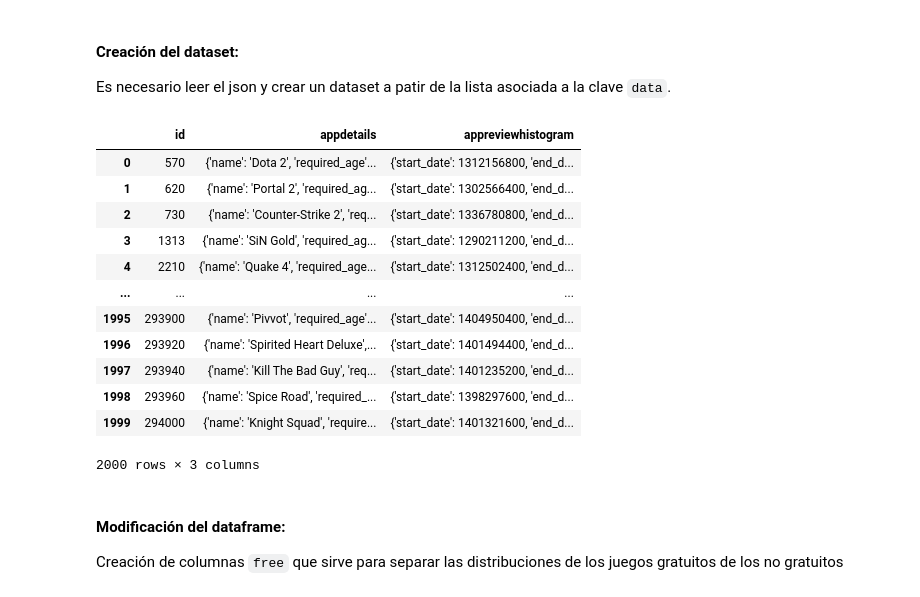
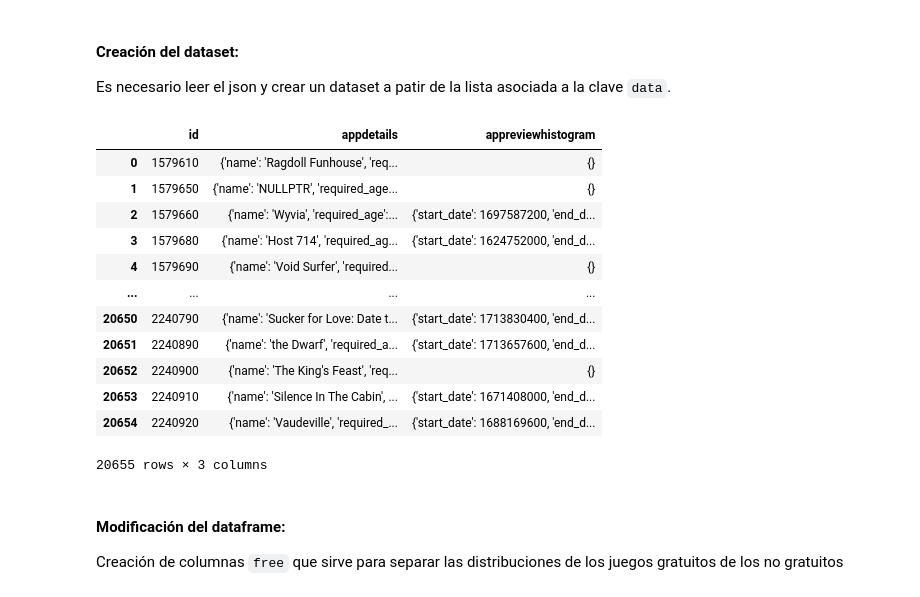
Before and after one commit to UCM-GIDIA-PD1/c2526-R4, a Jupyter notebook: src/2_Analisis/Analisis_distribucion_popularidad.ipynb, the cells around one changed output. Drawn from its saved outputs; the diff is of its cells as text; code cells hidden in the pictures.

```diff
--- a/src/2_Analisis/Analisis_distribucion_popularidad.ipynb
+++ b/src/2_Analisis/Analisis_distribucion_popularidad.ipynb
@@ -13,31 +14,33 @@ from pathlib import Path
 #### Creación del dataset:
 Es necesario leer el json y crear un dataset a patir de la lista asociada a la clave `data`.
 # %%
-ruta = Path("data/info_steam_games.json")
+base_dir = Path().resolve().parents[1]
+data_dir = base_dir / "data"
+ruta = Path(data_dir / "info_steam_games_3.json.gz")
 
 if not ruta.exists():
     raise FileNotFoundError(f"No se encuentra la ruta: {ruta}")
 
-with open("data/info_steam_games.json", "r", encoding="UTF-8") as f:
+with gzip.open(data_dir / "info_steam_games_3.json.gz", "rt", encoding="UTF-8") as f:
     data = json.load(f)
 
 df = pd.DataFrame(data['data'])
 
 df
 # %% [output]
 |  | id | appdetails | appreviewhistogram |
-| 0 | 570 | {'name': 'Dota 2', 'required_age'... | {'start_date': 1312156800, 'end_d... |
-| 1 | 620 | {'name': 'Portal 2', 'required_ag... | {'start_date': 1302566400, 'end_d... |
-| 2 | 730 | {'name': 'Counter-Strike 2', 'req... | {'start_date': 1336780800, 'end_d... |
-| 3 | 1313 | {'name': 'SiN Gold', 'required_ag... | {'start_date': 1290211200, 'end_d... |
-| 4 | 2210 | {'name': 'Quake 4', 'required_age... | {'start_date': 1312502400, 'end_d... |
+| 0 | 1579610 | {'name': 'Ragdoll Funhouse', 'req... | {} |
+| 1 | 1579650 | {'name': 'NULLPTR', 'required_age... | {} |
+| 2 | 1579660 | {'name': 'Wyvia', 'required_age':... | {'start_date': 1697587200, 'end_d... |
+| 3 | 1579680 | {'name': 'Host 714', 'required_ag... | {'start_date': 1624752000, 'end_d... |
+| 4 | 1579690 | {'name': 'Void Surfer', 'required... | {} |
 | ... | ... | ... | ... |
-| 1995 | 293900 | {'name': 'Pivvot', 'required_age'... | {'start_date': 1404950400, 'end_d... |
-| 1996 | 293920 | {'name': 'Spirited Heart Deluxe',... | {'start_date': 1401494400, 'end_d... |
-| 1997 | 293940 | {'name': 'Kill The Bad Guy', 'req... | {'start_date': 1401235200, 'end_d... |
-| 1998 | 293960 | {'name': 'Spice Road', 'required_... | {'start_date': 1398297600, 'end_d... |
-| 1999 | 294000 | {'name': 'Knight Squad', 'require... | {'start_date': 1401321600, 'end_d... |
+| 20650 | 2240790 | {'name': 'Sucker for Love: Date t... | {'start_date': 1713830400, 'end_d... |
+| 20651 | 2240890 | {'name': 'the Dwarf', 'required_a... | {'start_date': 1713657600, 'end_d... |
+| 20652 | 2240900 | {'name': 'The King's Feast', 'req... | {} |
+| 20653 | 2240910 | {'name': 'Silence In The Cabin', ... | {'start_date': 1671408000, 'end_d... |
+| 20654 | 2240920 | {'name': 'Vaudeville', 'required_... | {'start_date': 1688169600, 'end_d... |
-2000 rows × 3 columns
+20655 rows × 3 columns
 # %% [markdown]
 #### Modificación del dataframe:
 Creación de columnas `free` que sirve para separar las distribuciones de los juegos gratuitos de los no gratuitos
```
Also changed, not shown: parts of 5 cells of this notebook, 2 other files.
